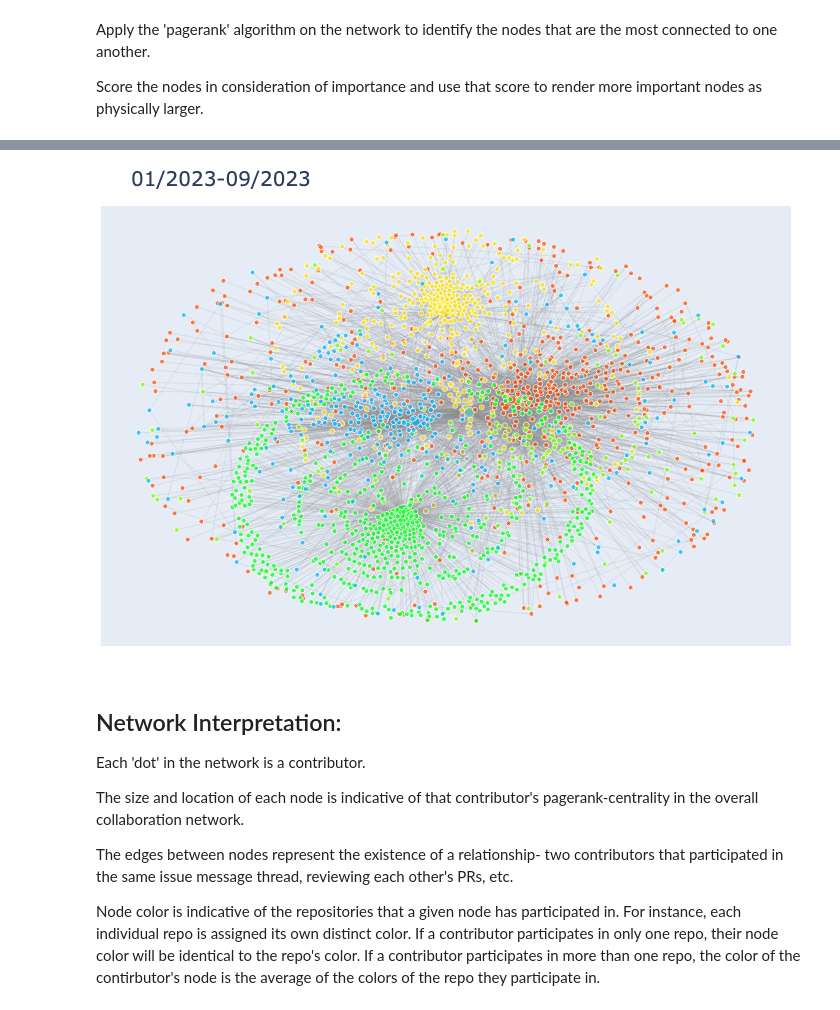
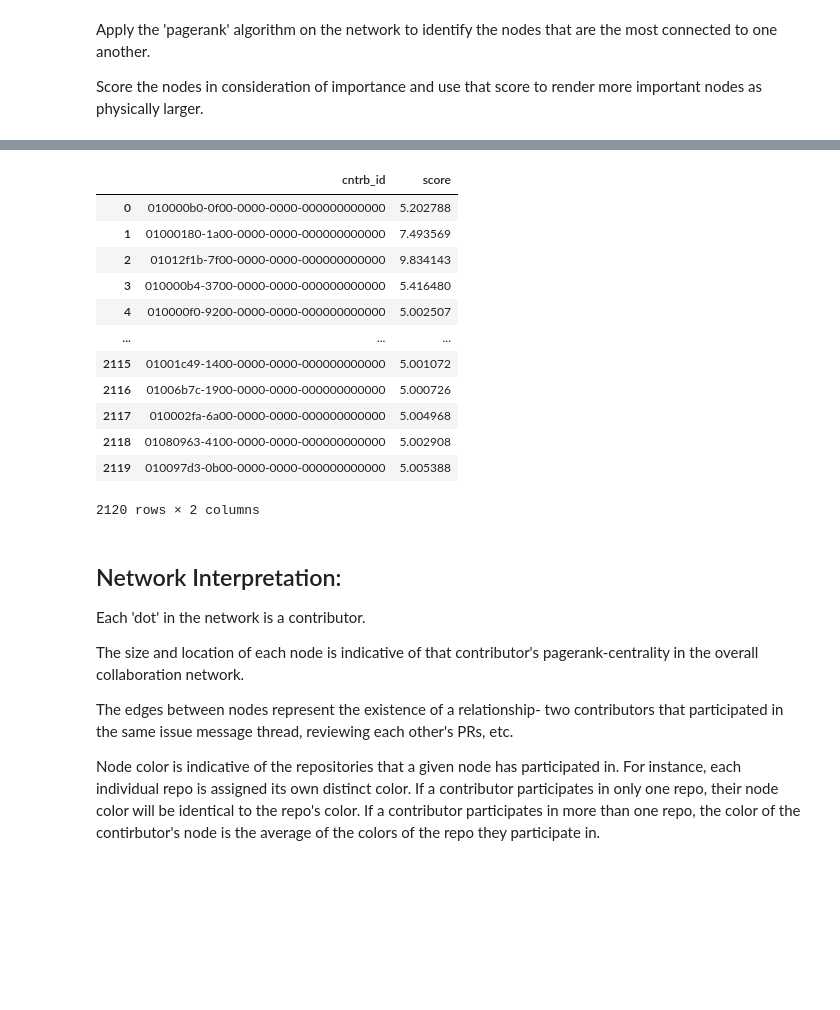
Before and after one commit to Prudhvivuda/Rappel, a Jupyter notebook: notebooks/emerging_ai_projects/collabs.ipynb, the cells around one changed output, grey strips where cells are left out. Drawn from its saved outputs; the diff is of its cells as text; code cells hidden in the pictures; blank space fills up the shorter version.

```diff
--- a/notebooks/emerging_ai_projects/collabs.ipynb
+++ b/notebooks/emerging_ai_projects/collabs.ipynb
@@ -249,0 +279,17 @@ ecosystem_g_figure = draw_network(ecosystem_g,
+# %%
+df = pd.DataFrame(list(ecosystem_g_normscores.items()), columns=['cntrb_id', 'score'])
+df
+# %% [output]
+|  | cntrb_id | score |
+| 0 | 010000b0-0f00-0000-0000-000000000000 | 5.202788 |
+| 1 | 01000180-1a00-0000-0000-000000000000 | 7.493569 |
+| 2 | 01012f1b-7f00-0000-0000-000000000000 | 9.834143 |
+| 3 | 010000b4-3700-0000-0000-000000000000 | 5.416480 |
+| 4 | 010000f0-9200-0000-0000-000000000000 | 5.002507 |
+| ... | ... | ... |
+| 2115 | 01001c49-1400-0000-0000-000000000000 | 5.001072 |
+| 2116 | 01006b7c-1900-0000-0000-000000000000 | 5.000726 |
+| 2117 | 010002fa-6a00-0000-0000-000000000000 | 5.004968 |
+| 2118 | 01080963-4100-0000-0000-000000000000 | 5.002908 |
+| 2119 | 010097d3-0b00-0000-0000-000000000000 | 5.005388 |
+2120 rows × 2 columns
@@ -251,10 +299,8 @@ ecosystem_g_figure = draw_network(ecosystem_g,
 ecosystem_g_figure
 # %%
 # write an image of the ecosystem for review. Above rendered figure doesn't appear in Github review.
-ecosystem_g_figure.write_image("math_ecosystem.png")
-Image(filename="math_ecosystem.png")
+# ecosystem_g_figure.write_image("math_ecosystem.png")
+# Image(filename="math_ecosystem.png")
-# %% [output]
-[figure, removed]
 # %% [markdown]
 ## Network Interpretation:
 
```
Also changed, not shown: parts of 5 cells of this notebook, 11 other files.
